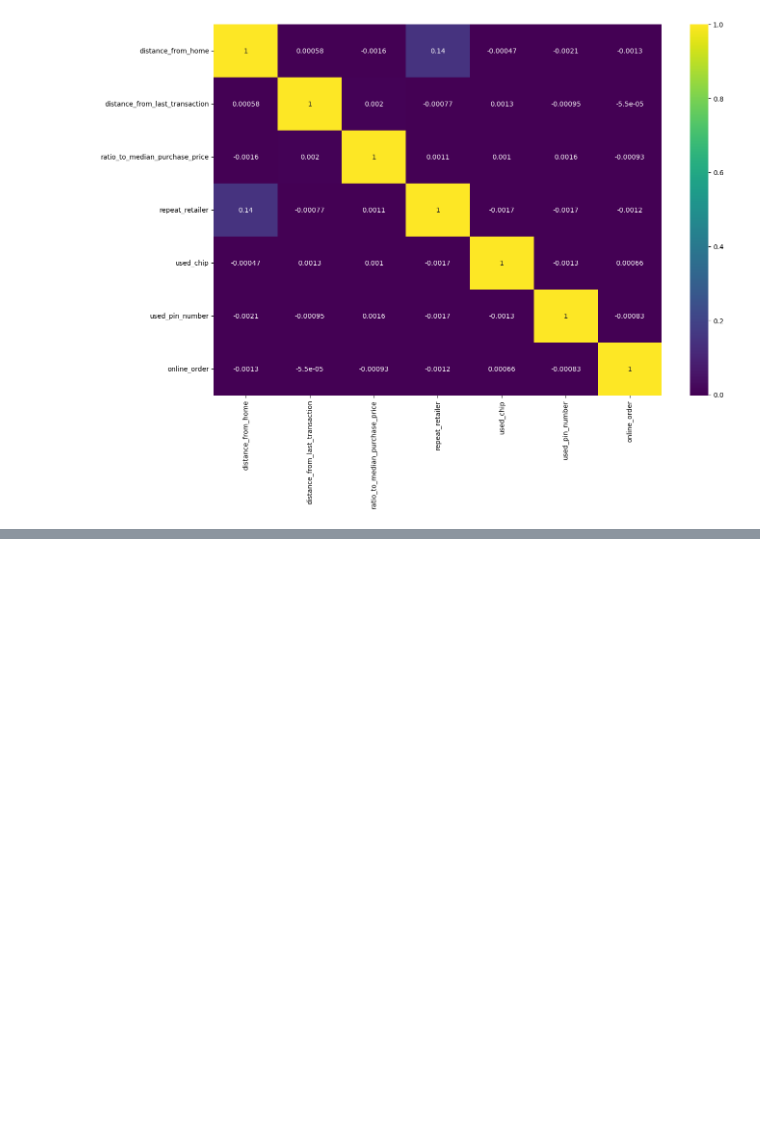
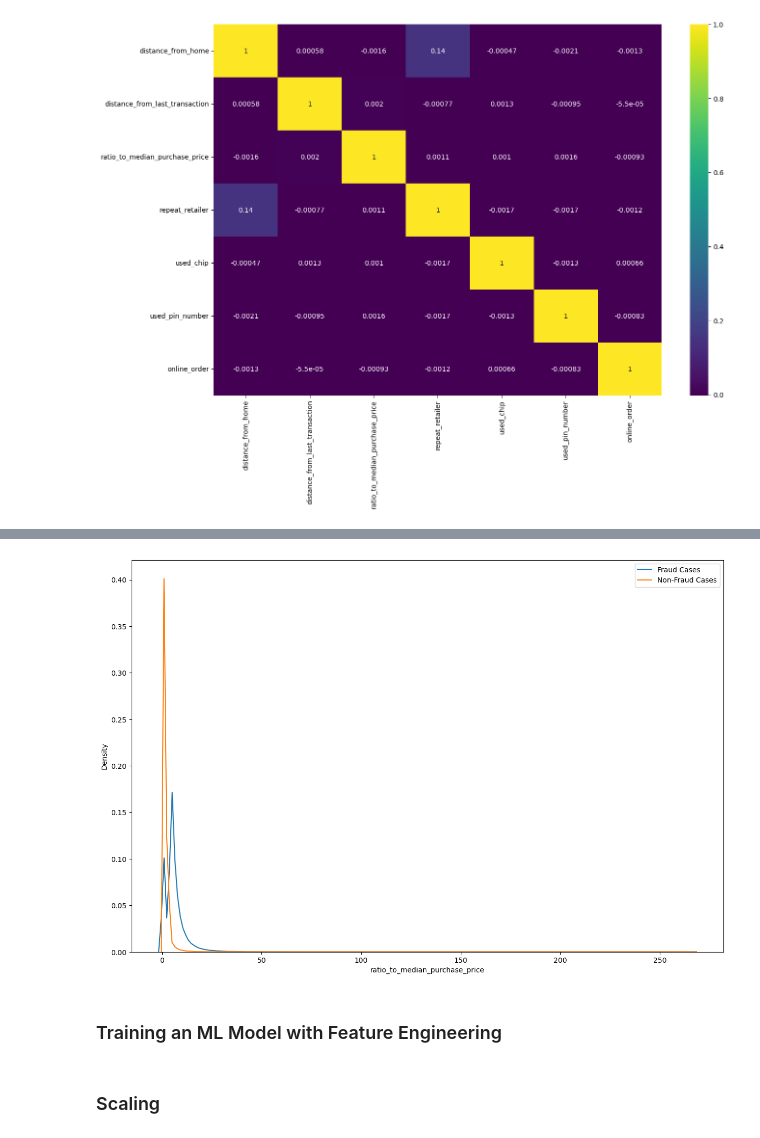
Before and after one commit to suhasmaddali/Credit-Card-Fraud-Detection, a Jupyter notebook: Credit Card Fraud Detection.ipynb, the cells around one changed output, grey strips where cells are left out. Saved outputs shown, nothing was run; the diff lists cells and outputs as text; code cells hidden in the pictures; blank space fills up the shorter version.

```diff
--- a/Credit Card Fraud Detection.ipynb
+++ b/Credit Card Fraud Detection.ipynb
@@ -163,0 +183,11 @@ array([[273777,      2],
+# %%
+sns.kdeplot(fraud_cases['ratio_to_median_purchase_price'], label = "Fraud Cases")
+sns.kdeplot(non_fraud_cases['ratio_to_median_purchase_price'], label = "Non-Fraud Cases")
+plt.legend()
+plt.show()
+# %% [output]
+[figure, added]
+# %% [markdown]
+### Training an ML Model with Feature Engineering
+# %% [markdown]
+### Scaling
```
Also changed, not shown: parts of 34 cells of this notebook.
